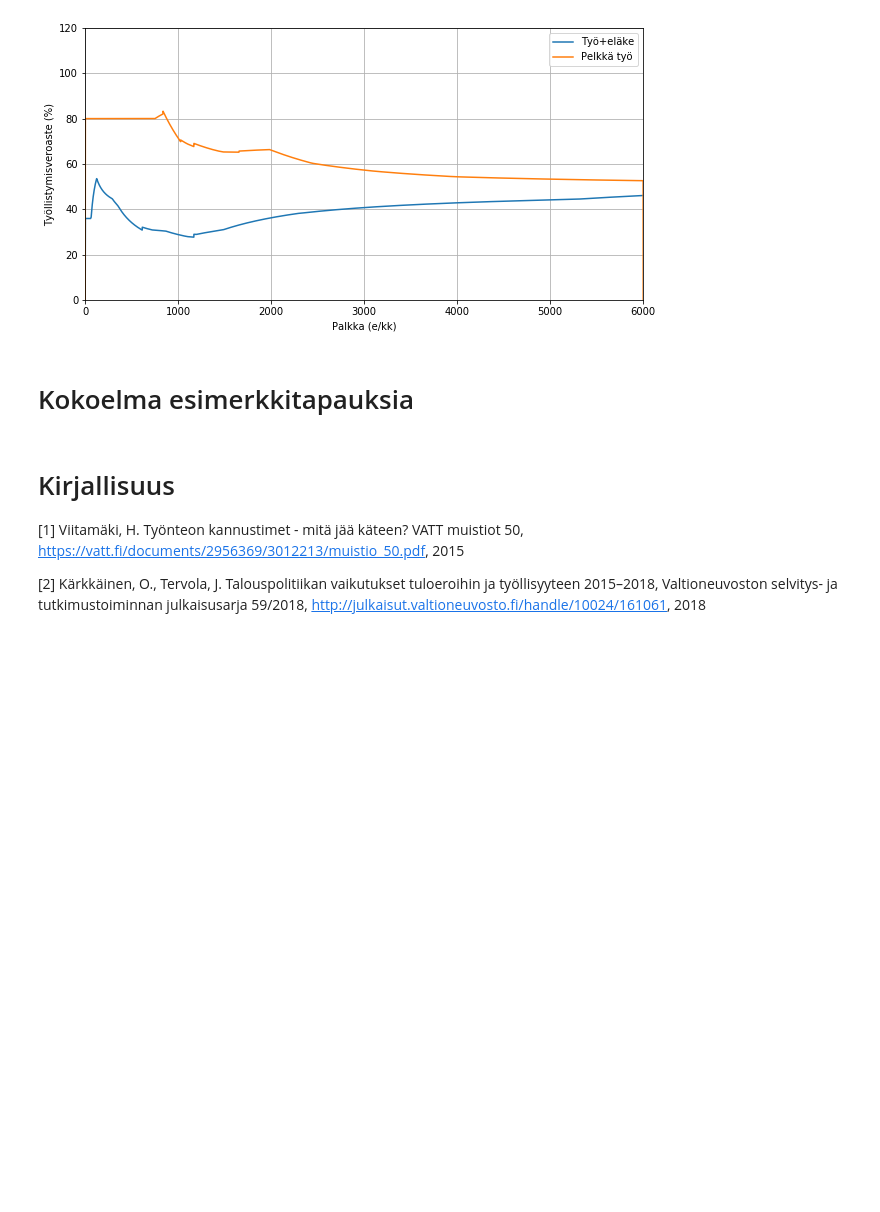
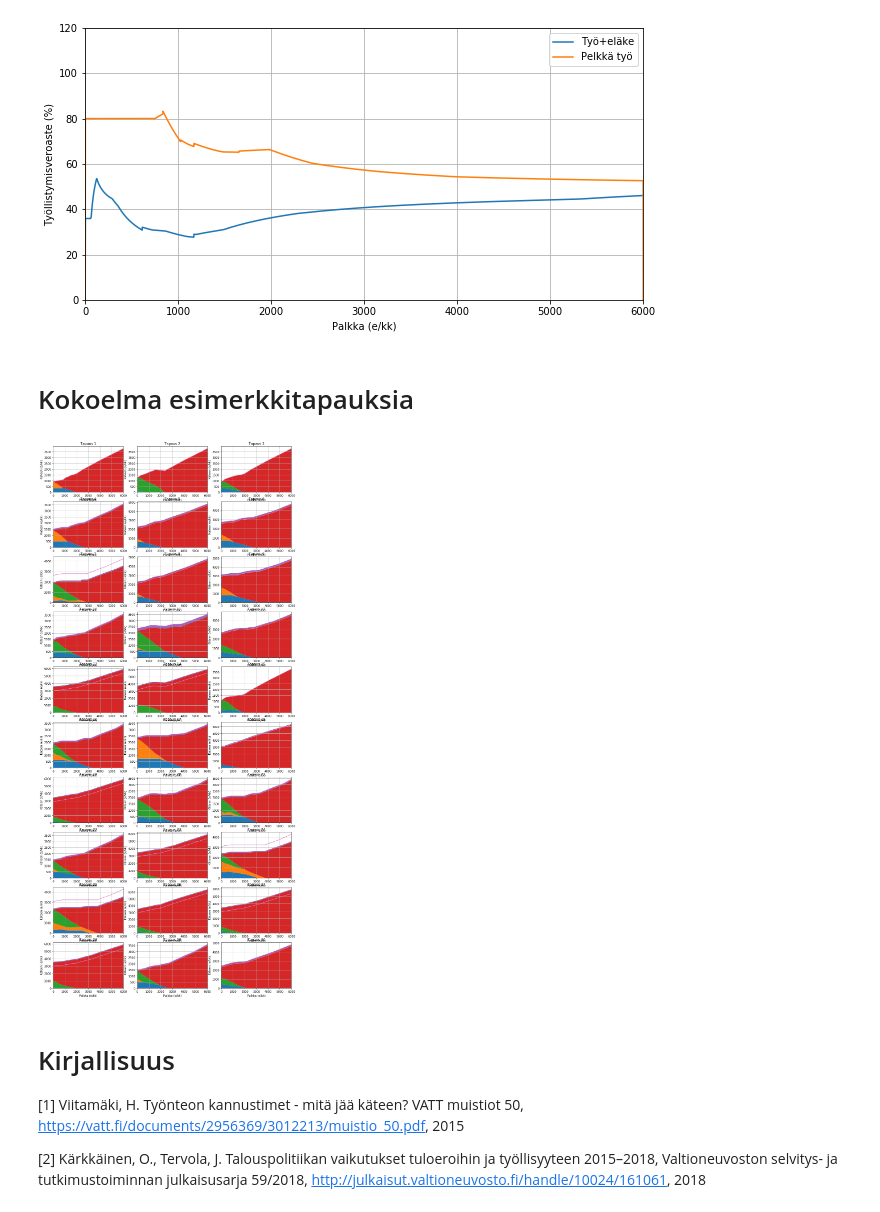
Before and after one commit to ajtanskanen/benefits, a Jupyter notebook: kannusteet.ipynb, the cells around one changed output. Drawn from its saved outputs; the diff is of its cells as text; code cells hidden in the pictures; blank space fills up the shorter version.

Commit message:
hila-korjauksia

```diff
--- a/kannusteet.ipynb
+++ b/kannusteet.ipynb
@@ -215,9 +215,11 @@ Perhe, jossa 1 aikuista, ei lapsia. Töissä, ei puolisoa. Asumismenot asumistue
 # Kokoelma esimerkkitapauksia
 # %%
 # tämän laskenta on aika hidasta
-#plt.rcParams['figure.figsize'] = [15, 35]
-#ben.laske_ja_plottaa_hila()
-#plt.rcParams['figure.figsize'] = [10, 5]
+plt.rcParams['figure.figsize'] = [15, 35]
+ben.laske_ja_plottaa_hila(type='tva')
+plt.rcParams['figure.figsize'] = [10, 5]
+# %% [output]
+[figure, added]
 # %% [markdown]
 # Kirjallisuus
 
```
Also changed, not shown: parts of 3 cells of this notebook, 2 other files.
